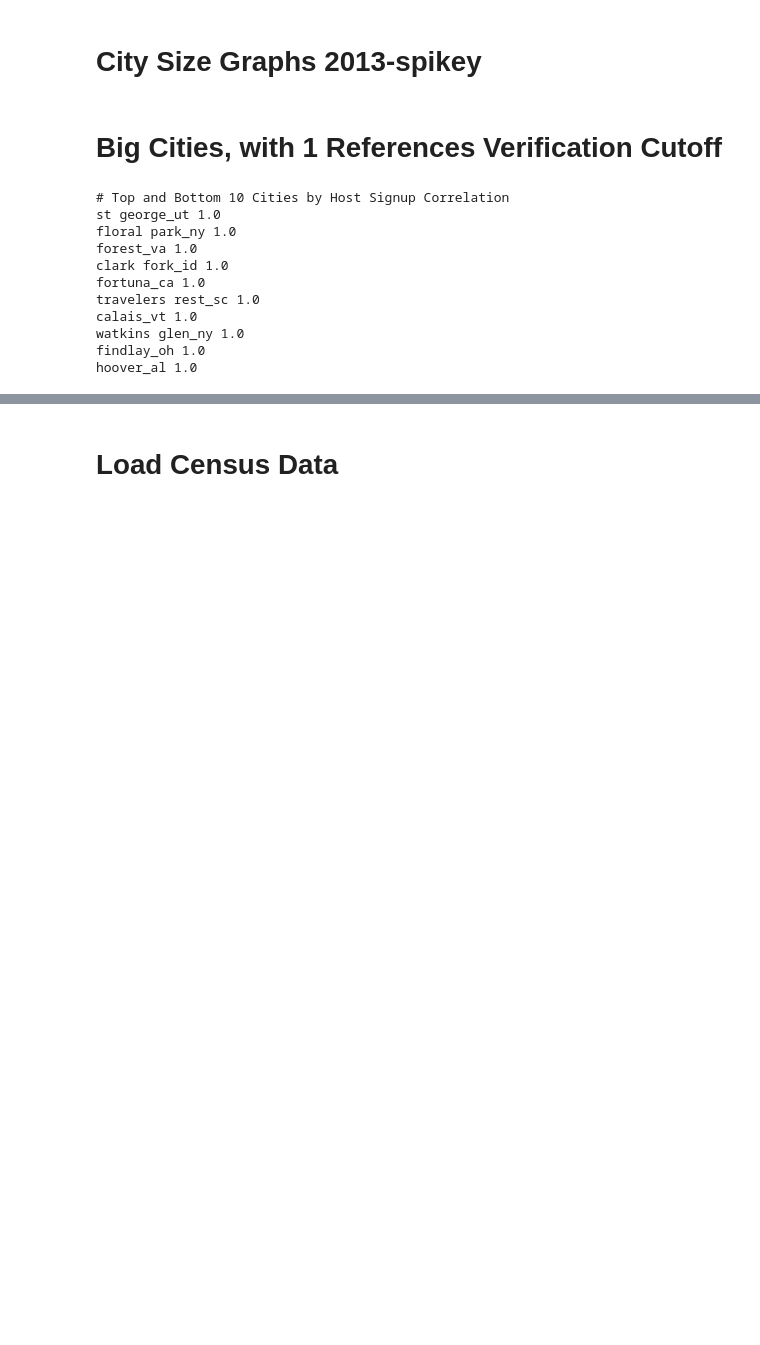
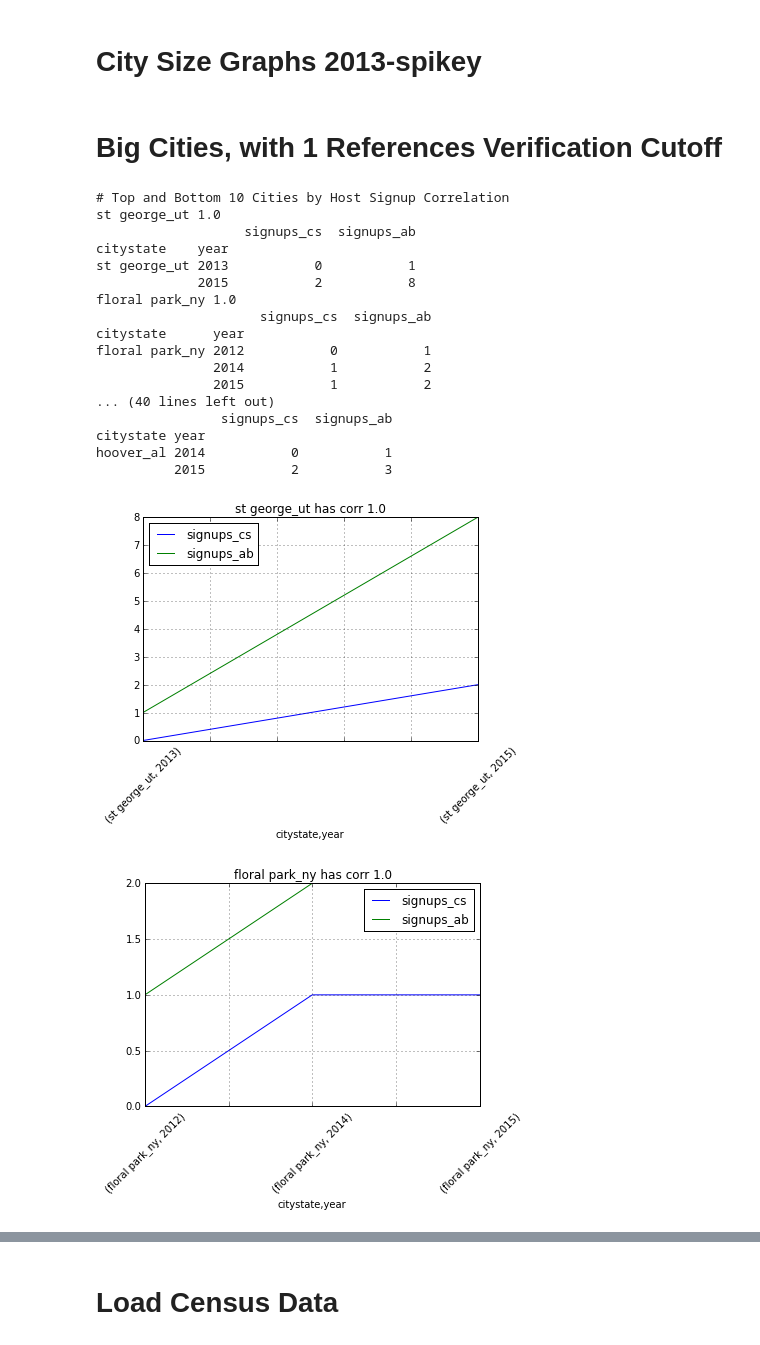
Before and after one commit to notconfusing/airsurfing-analysis, a Jupyter notebook: member since comparison.ipynb, the cells around one changed output, grey strips where cells are left out. Cells and saved outputs as stored; diff of their text form; code cells hidden in the pictures; blank space fills up the shorter version.

```diff
--- a/member since comparison.ipynb
+++ b/member since comparison.ipynb
@@ -694,35 +714,43 @@ for city, row in big_cities_absize.iloc[:20].iterrows():
 # %%
 big_cities_groups_refver = big_cities_refver.stack().groupby(level=0)
 
 big_cities_corr_refver = big_cities_groups_refver.agg(lambda x: x.corr().iloc[1,0])
 
 #this is not dangerous just because agg returned weird
 del big_cities_corr_refver['signups_ab']
 big_cities_corr_refver.columns = ['signup_abcs_correlation']
 
 big_cities_corr_refver.sort(columns='signup_abcs_correlation')
 
 big_cities_corr_refver.dropna(inplace=True)
 big_cities_extremes = big_cities_corr_refver.sort(columns='signup_abcs_correlation').iloc[0:10,]
 big_cities_bottom= big_cities_corr_refver.sort(columns='signup_abcs_correlation').iloc[-10:,]
 
 print('# Top and Bottom 10 Cities by Host Signup Correlation')
 
 for city, corr in big_cities_bottom.iterrows():
     print(city, corr[0])
-    for dfcity, df in big_cities_groups:
+    for dfcity, df in big_cities_groups_refver:
         if city==dfcity:
             print(df)
             ax = df.plot(title='{} has corr {}'.format(city, corr[0]), rot=45)
 # %% [output]
 # Top and Bottom 10 Cities by Host Signup Correlation
 st george_ut 1.0
+                   signups_cs  signups_ab
+citystate    year
+st george_ut 2013           0           1
+             2015           2           8
 floral park_ny 1.0
-forest_va 1.0
-clark fork_id 1.0
-fortuna_ca 1.0
-travelers rest_sc 1.0
-calais_vt 1.0
-watkins glen_ny 1.0
-findlay_oh 1.0
-hoover_al 1.0
+                     signups_cs  signups_ab
+citystate      year
+floral park_ny 2012           0           1
+               2014           1           2
+               2015           1           2
+... (40 lines left out)
+                signups_cs  signups_ab
+citystate year
+hoover_al 2014           0           1
+          2015           2           3
+[figure, added]
+[figure, added]
```
Also changed, not shown: parts of 26 cells of this notebook, 1 other file.
